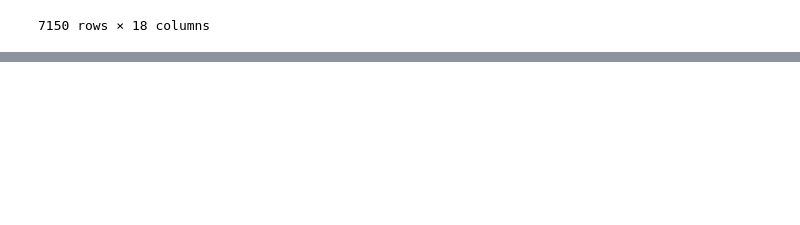
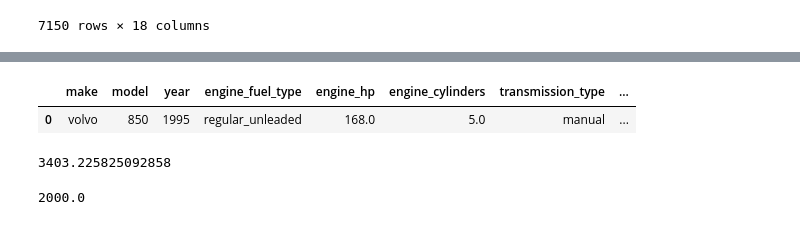
Before and after one commit to gzawadzki/mlzoomcamp, a Jupyter notebook: chapter 2/car-price-prediction.ipynb, the cells around one changed output, grey strips where cells are left out. Cells and saved outputs as stored; diff of their text form; code cells hidden in the pictures; blank space fills up the shorter version.

Commit message:
2.13, 2.14, 2.15 Regularization, tuning the model, using model

```diff
--- a/chapter 2/car-price-prediction.ipynb
+++ b/chapter 2/car-price-prediction.ipynb
@@ -557,0 +636,3 @@ rmse(y_val, y_pred)
+# %%
+car = df_test.iloc[20].to_dict()
+car
@@ -557,0 +655,6 @@ rmse(y_val, y_pred)
+# %%
+df_small = pd.DataFrame([car])
+df_small
+# %% [output]
+|  | make | model | year | engine_fuel_type | engine_hp | engine_cylinders | transmission_type | ... |
+| 0 | volvo | 850 | 1995 | regular_unleaded | 168.0 | 5.0 | manual | ... |
@@ -557,0 +666,8 @@ rmse(y_val, y_pred)
+# %%
+np.expm1(y_pred)
+# %% [output]
+3403.225825092858
+# %%
+np.expm1(y_test[20])
+# %% [output]
+2000.0
```
Also changed, not shown: parts of 22 cells of this notebook.
